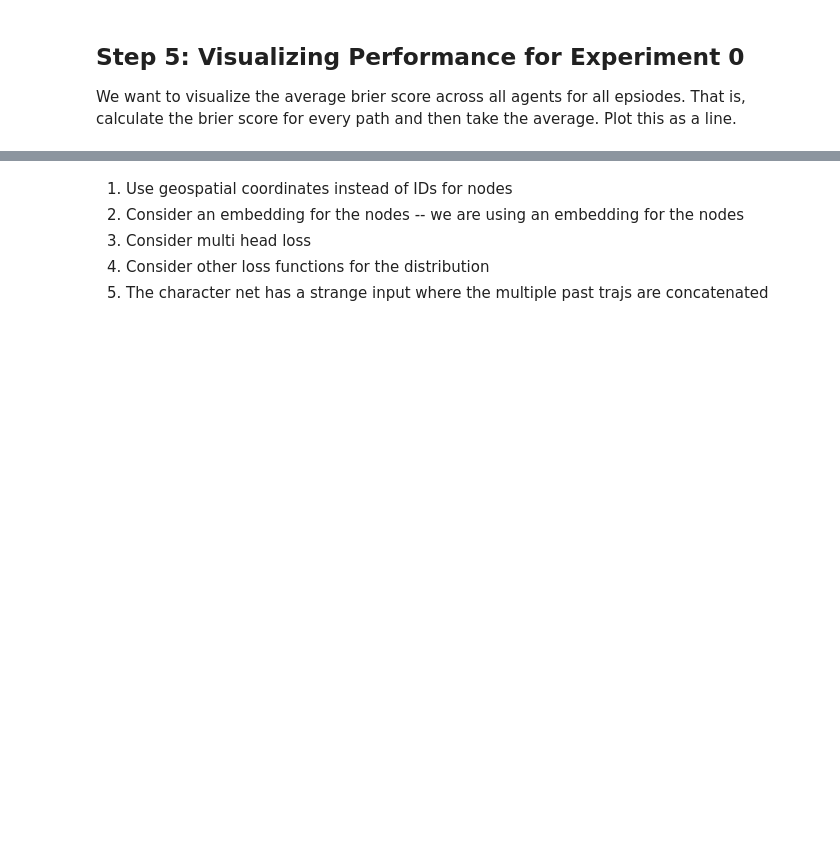
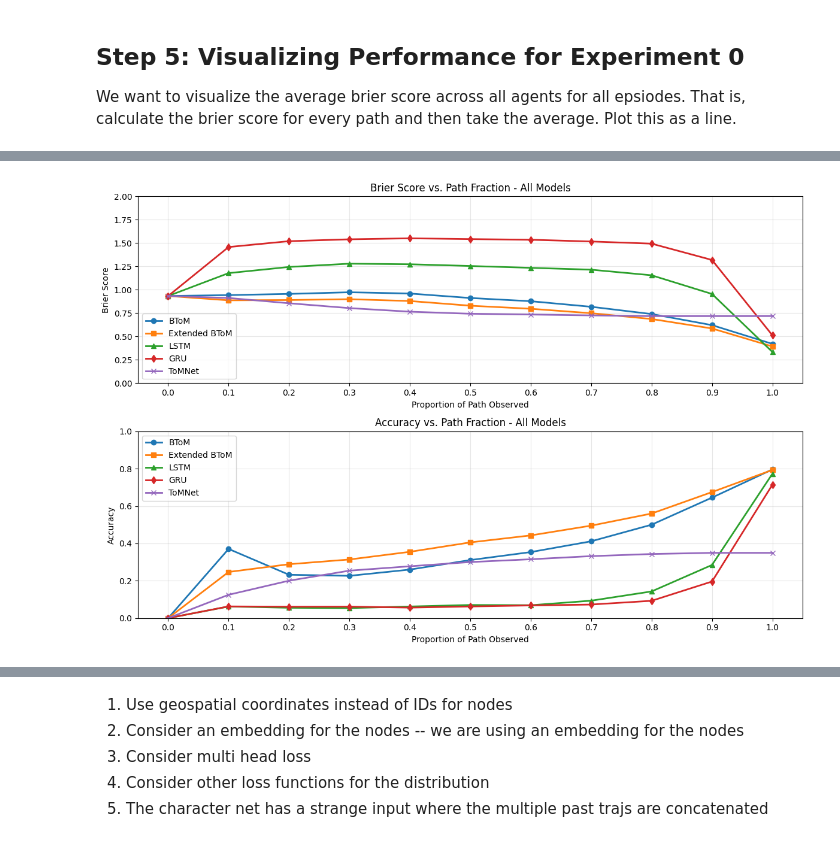
Before and after one commit to NigelDoering/Theory-of-mind, a Jupyter notebook: notebooks/Campus_Experiment_0.ipynb, the cells around one changed output, grey strips where cells are left out. Drawn from its saved outputs; the diff is of its cells as text; code cells hidden in the pictures; blank space fills up the shorter version.

Commit message:
All baselines with error code of SOTA

```diff
--- a/notebooks/Campus_Experiment_0.ipynb
+++ b/notebooks/Campus_Experiment_0.ipynb
@@ -628,6 +581,8 @@ G = len(goals)
 # %%
 if torch.backends.mps.is_available():
     device = torch.device("mps")
+elif torch.cuda.is_available():
+    device = torch.device("cuda:1")
 else:
     device = torch.device("cpu")
 device
@@ -807,0 +1167,76 @@ for episode in range(len(goal_data)):
+# %%
+import numpy as np
+import matplotlib.pyplot as plt
+
+# Suppose `scores` is your (n_trajectories × n_fractions) array:
+arr = np.array(scores)  # shape (N, 11)
+ext_arr = np.array(ext_scores)
+lstm_arr = np.array(lstm_scores)
+gru_arr = np.array(gru_scores)
+tomnet_arr = np.array(tomnet_scores)
+# tomnet_causal_arr = np.array(tomnet_causal_scores)
+props = np.linspace(0, 1, arr.shape[1])
+
+# Compute mean
+mean_base = arr.mean(axis=0)
+mean_ext = ext_arr.mean(axis=0)
+mean_lstm = lstm_arr.mean(axis=0)
+mean_gru = gru_arr.mean(axis=0)
+mean_tomnet = tomnet_arr.mean(axis=0)
+# mean_tomnet_causal = tomnet_causal_arr.mean(axis=0)
+
+plt.figure(figsize=(12, 8))
+
+# Brier Score Plot
+plt.subplot(2, 1, 1)
+plt.plot(props, mean_base, '-o', label='BToM', linewidth=2, markersize=6)
+plt.plot(props, mean_ext, '-s', label='Extended BToM', linewidth=2, markersize=6)
+plt.plot(props, mean_lstm, '-^', label='LSTM', linewidth=2, markersize=6)
+plt.plot(props, mean_gru, '-d', label='GRU', linewidth=2, markersize=6)
+plt.plot(props, mean_tomnet, '-x', label='ToMNet', linewidth=2, markersize=6)
+# plt.plot(props, mean_tomnet_causal, '-*', label='TomNetCausal (SOTA)', linewidth=3, markersize=8, color='red')
+
+plt.xlabel('Proportion of Path Observed')
+plt.ylabel('Brier Score')
+plt.title('Brier Score vs. Path Fraction - All Models')
+plt.xticks(props)
+plt.ylim(0, 2)
+plt.grid(alpha=0.3)
+plt.legend()
+plt.tight_layout()
+
+# Accuracy Plot
+plt.subplot(2, 1, 2)
+arr_acc = np.array(btom_acc)
+ext_arr_acc = np.array(ext_acc)
+lstm_arr_acc = np.array(lstm_acc)
+gru_arr_acc = np.array(gru_acc)
+tomnet_arr_acc = np.array(tomnet_acc)
+# tomnet_causal_arr_acc = np.array(tomnet_causal_acc)
+
+mean_base_acc = arr_acc.mean(axis=0)
+mean_ext_acc = ext_arr_acc.mean(axis=0)
+mean_lstm_acc = lstm_arr_acc.mean(axis=0)
+mean_gru_acc = gru_arr_acc.mean(axis=0)
+mean_tomnet_acc = tomnet_arr_acc.mean(axis=0)
+# mean_tomnet_causal_acc = tomnet_causal_arr_acc.mean(axis=0)
+
+plt.plot(props, mean_base_acc, '-o', label='BToM', linewidth=2, markersize=6)
+plt.plot(props, mean_ext_acc, '-s', label='Extended BToM', linewidth=2, markersize=6)
+plt.plot(props, mean_lstm_acc, '-^', label='LSTM', linewidth=2, markersize=6)
+plt.plot(props, mean_gru_acc, '-d', label='GRU', linewidth=2, markersize=6)
+plt.plot(props, mean_tomnet_acc, '-x', label='ToMNet', linewidth=2, markersize=6)
+# plt.plot(props, mean_tomnet_causal_acc, '-*', label='TomNetCausal (SOTA)', linewidth=3, markersize=8, color='red')
+
+plt.xlabel('Proportion of Path Observed')
+plt.ylabel('Accuracy')
+plt.title('Accuracy vs. Path Fraction - All Models')
+plt.xticks(props)
+plt.ylim(0, 1)
+plt.grid(alpha=0.3)
+plt.legend()
+plt.tight_layout()
+
+plt.show()
+# %% [output]
+[figure, added]
```
Also changed, not shown: parts of 55 cells of this notebook.
